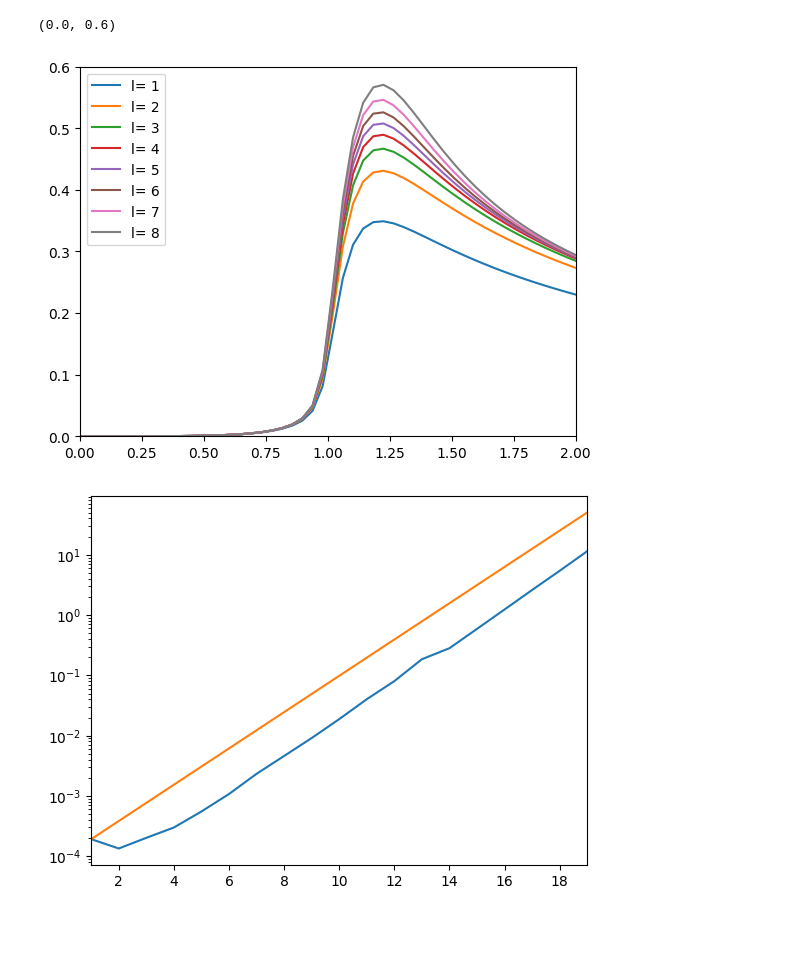
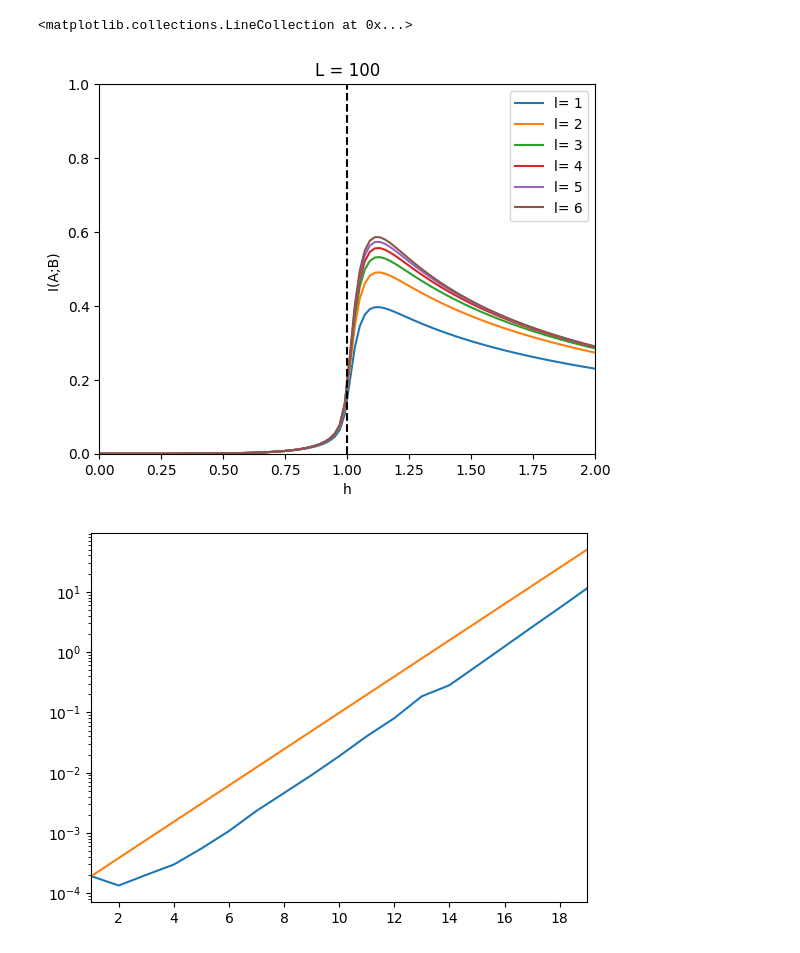
Before and after one commit to KristianMunnikhuis/subsystem_loschmidt_echo, a Jupyter notebook: scripts/mutual_info/exact_diag/Integrable Ising Model/correlations_BGS.ipynb, the cells around one changed output. Drawn from its saved outputs; the diff is of its cells as text; code cells hidden in the pictures; blank space fills up the shorter version.

```diff
--- a/scripts/mutual_info/exact_diag/Integrable Ising Model/correlations_BGS.ipynb
+++ b/scripts/mutual_info/exact_diag/Integrable Ising Model/correlations_BGS.ipynb
@@ -13,9 +13,9 @@ from matplotlib.pyplot import plot, scatter
 # %%
 #Define Parameters
 J = 1
-L = 50
-h_i = np.linspace(0,2,50)
-n = [1,2,3,4,5,6,7,8]
+L = 100
+h_i = np.linspace(0,2,100)
+n = [1,2,3,4,5,6]
 # %%
 I_n_h = []
 for ni in n:
@@ -36,12 +36,16 @@ I_n_h = np.array(I_n_h)
 # %%
 for i in range(len(n)):
     plt.plot(h_i, I_n_h[i,:],label =f"l= {n[i]}")
 plt.legend()
 plt.xlim(h_i[0],h_i[-1])
-plt.ylim([0,0.6])
+plt.ylim([0,1])
+plt.xlabel("h")
+plt.ylabel("I(A;B) ")
+plt.title(f"L = {L}")
+plt.vlines(1,0,1, color = "black", linestyles="--")
 # %% [output]
-(0.0, 0.6)
+<matplotlib.collections.LineCollection at 0x...>
-[figure, old version]
+[figure, new version]
 # %%
 L = 20
 h = 0
```
Also changed, not shown: 2 other files.
